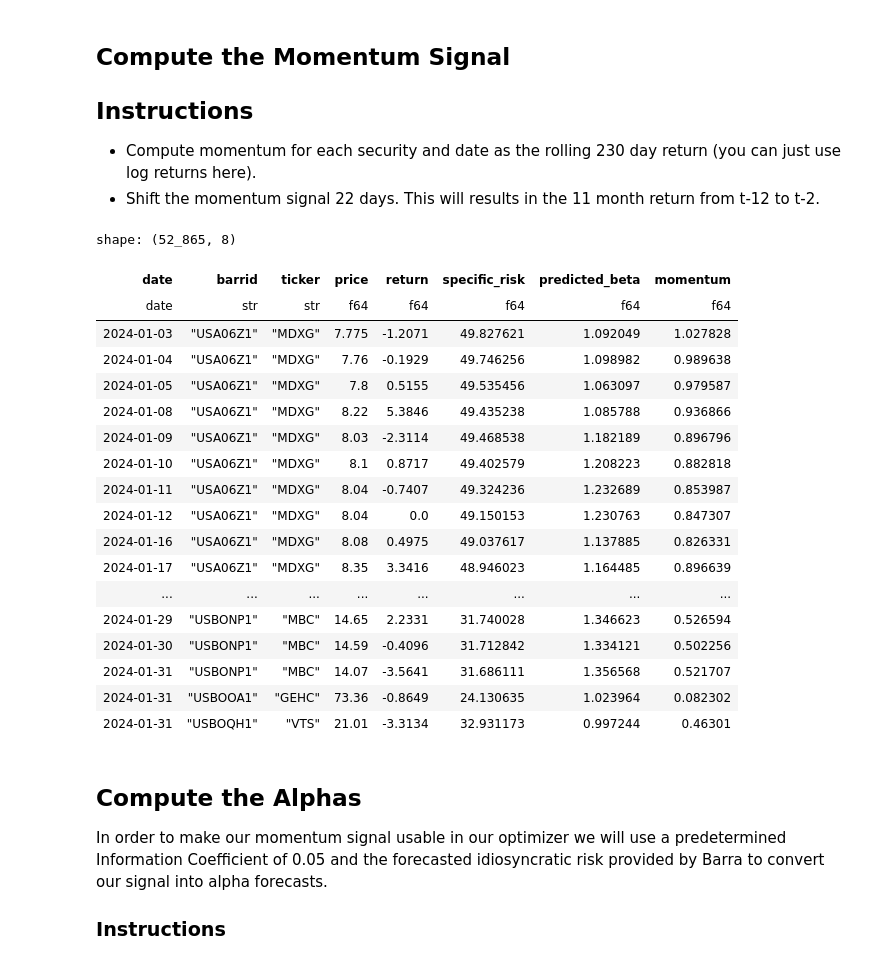
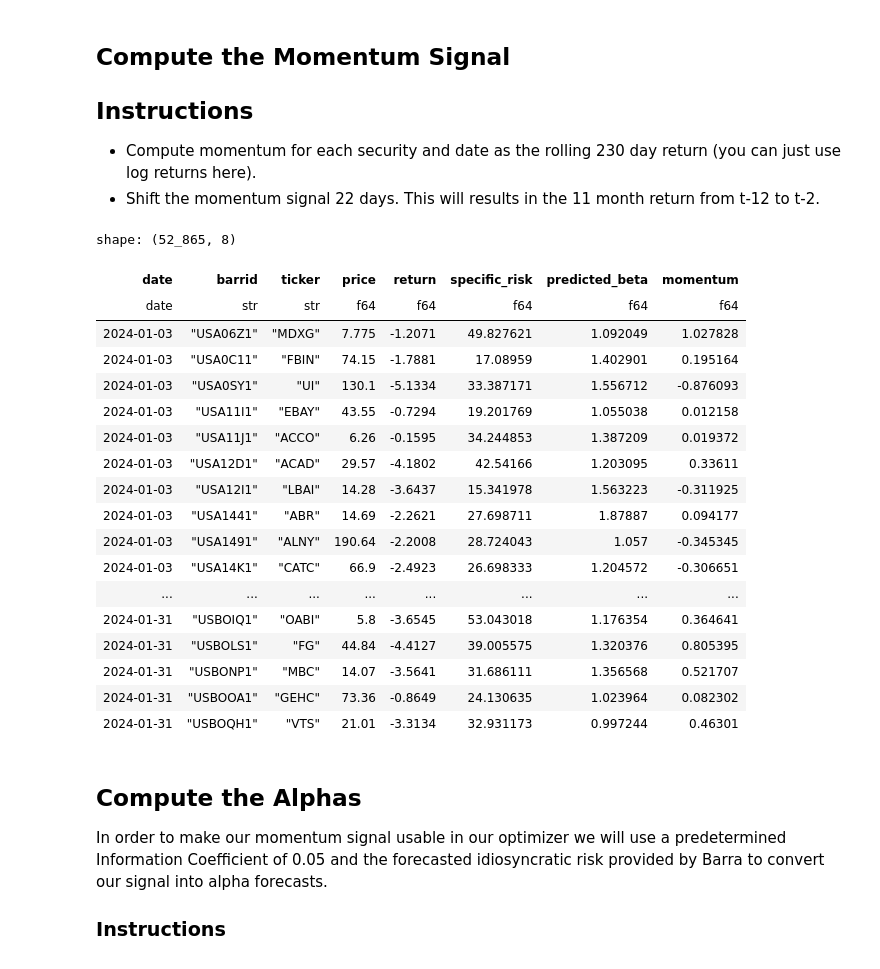
Before and after one commit to acrid2075/sf-quant-labs, a Jupyter notebook: labs/lab_4.ipynb, the cells around one changed output. Drawn from its saved outputs; the diff is of its cells as text; code cells hidden in the pictures.

```diff
--- a/labs/lab_4.ipynb
+++ b/labs/lab_4.ipynb
@@ -67,37 +67,43 @@ shape: (796_990, 7)
 # %%
 def task_compute_momentum(data: pl.DataFrame) -> pl.DataFrame:
     """
     Compute the t_12 to t_2 momentum signal for each security and date combination.
 
     Args:
         data (pl.DataFrame): Data frame containing date, barrid, price, and return columns.
 
     Returns:
         pl.DataFrame: Data frame with columns date, barrid, price, return, and momentum columns.
     """
-    data = data.clone().with_columns((pl.col('return')/100 + 1).log().rolling_sum(230).shift(22).over("barrid").alias("momentum"))
+    data = (
+        data.clone()
+        .sort(["date", "barrid"])
+        .with_columns(
+            (pl.col('return')/100 + 1)
+            .log().rolling_sum(230).shift(22).over("barrid")
+            .alias("momentum")))
     return data.drop_nulls()
 pl.Config.set_tbl_rows(20)
 momentum = task_compute_momentum(data)
 
 momentum
 # %% [output]
 shape: (52_865, 8)
 | date | barrid | ticker | price | return | specific_risk | predicted_beta | momentum |
 | date | str | str | f64 | f64 | f64 | f64 | f64 |
 | 2024-01-03 | "USA06Z1" | "MDXG" | 7.775 | -1.2071 | 49.827621 | 1.092049 | 1.027828 |
-| 2024-01-04 | "USA06Z1" | "MDXG" | 7.76 | -0.1929 | 49.746256 | 1.098982 | 0.989638 |
-| 2024-01-05 | "USA06Z1" | "MDXG" | 7.8 | 0.5155 | 49.535456 | 1.063097 | 0.979587 |
-| 2024-01-08 | "USA06Z1" | "MDXG" | 8.22 | 5.3846 | 49.435238 | 1.085788 | 0.936866 |
-| 2024-01-09 | "USA06Z1" | "MDXG" | 8.03 | -2.3114 | 49.468538 | 1.182189 | 0.896796 |
-| 2024-01-10 | "USA06Z1" | "MDXG" | 8.1 | 0.8717 | 49.402579 | 1.208223 | 0.882818 |
-| 2024-01-11 | "USA06Z1" | "MDXG" | 8.04 | -0.7407 | 49.324236 | 1.232689 | 0.853987 |
-| 2024-01-12 | "USA06Z1" | "MDXG" | 8.04 | 0.0 | 49.150153 | 1.230763 | 0.847307 |
-| 2024-01-16 | "USA06Z1" | "MDXG" | 8.08 | 0.4975 | 49.037617 | 1.137885 | 0.826331 |
-| 2024-01-17 | "USA06Z1" | "MDXG" | 8.35 | 3.3416 | 48.946023 | 1.164485 | 0.896639 |
+| 2024-01-03 | "USA0C11" | "FBIN" | 74.15 | -1.7881 | 17.08959 | 1.402901 | 0.195164 |
+| 2024-01-03 | "USA0SY1" | "UI" | 130.1 | -5.1334 | 33.387171 | 1.556712 | -0.876093 |
+| 2024-01-03 | "USA11I1" | "EBAY" | 43.55 | -0.7294 | 19.201769 | 1.055038 | 0.012158 |
+| 2024-01-03 | "USA11J1" | "ACCO" | 6.26 | -0.1595 | 34.244853 | 1.387209 | 0.019372 |
+| 2024-01-03 | "USA12D1" | "ACAD" | 29.57 | -4.1802 | 42.54166 | 1.203095 | 0.33611 |
+| 2024-01-03 | "USA12I1" | "LBAI" | 14.28 | -3.6437 | 15.341978 | 1.563223 | -0.311925 |
+| 2024-01-03 | "USA1441" | "ABR" | 14.69 | -2.2621 | 27.698711 | 1.87887 | 0.094177 |
+| 2024-01-03 | "USA1491" | "ALNY" | 190.64 | -2.2008 | 28.724043 | 1.057 | -0.345345 |
+| 2024-01-03 | "USA14K1" | "CATC" | 66.9 | -2.4923 | 26.698333 | 1.204572 | -0.306651 |
 | ... | ... | ... | ... | ... | ... | ... | ... |
-| 2024-01-29 | "USBONP1" | "MBC" | 14.65 | 2.2331 | 31.740028 | 1.346623 | 0.526594 |
-| 2024-01-30 | "USBONP1" | "MBC" | 14.59 | -0.4096 | 31.712842 | 1.334121 | 0.502256 |
+| 2024-01-31 | "USBOIQ1" | "OABI" | 5.8 | -3.6545 | 53.043018 | 1.176354 | 0.364641 |
+| 2024-01-31 | "USBOLS1" | "FG" | 44.84 | -4.4127 | 39.005575 | 1.320376 | 0.805395 |
 | 2024-01-31 | "USBONP1" | "MBC" | 14.07 | -3.5641 | 31.686111 | 1.356568 | 0.521707 |
 | 2024-01-31 | "USBOOA1" | "GEHC" | 73.36 | -0.8649 | 24.130635 | 1.023964 | 0.082302 |
 | 2024-01-31 | "USBOQH1" | "VTS" | 21.01 | -3.3134 | 32.931173 | 0.997244 | 0.46301 |
```
Also changed, not shown: parts of 15 cells of this notebook.
